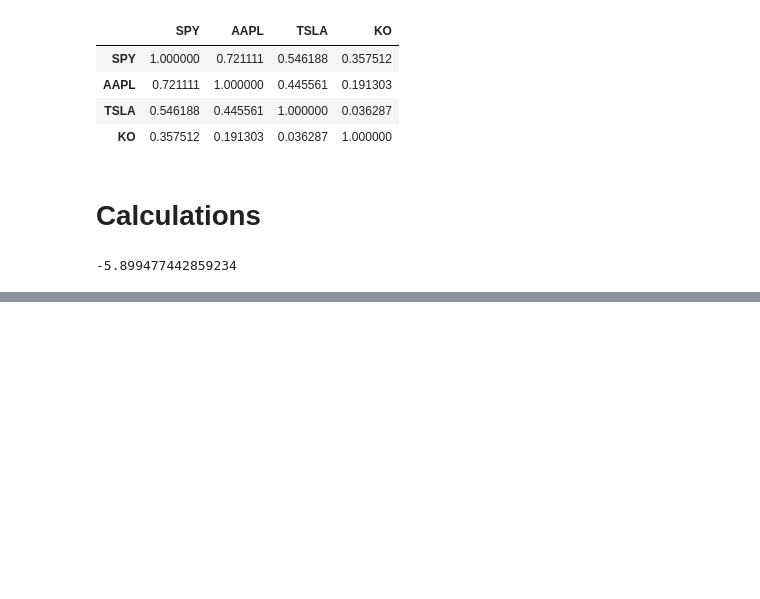
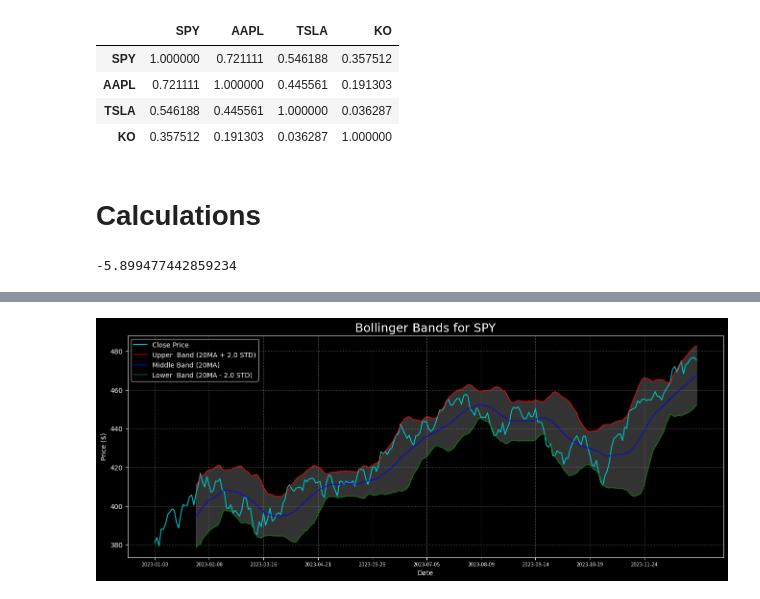
Before and after one commit to AndryADSM/Asset-Analyzer, a Jupyter notebook: asset_analyzer.ipynb, the cells around one changed output, grey strips where cells are left out. Saved outputs shown, nothing was run; the diff lists cells and outputs as text; code cells hidden in the pictures; blank space fills up the shorter version.

```diff
--- a/asset_analyzer.ipynb
+++ b/asset_analyzer.ipynb
@@ -1457,3 +1463,83 @@ data_with_calcs
 | 2023-12-28 | 476.880005 | 477.549988 | 476.260010 | 476.690002 | 475.213501 | 77158100 | 194.139999 | 194.660004 | 193.169998 | 193.580002 | ... | ... |
 | 2023-12-29 | 476.489990 | 477.029999 | 473.299988 | 475.309998 | 473.837769 | 122234100 | 193.899994 | 194.399994 | 191.729996 | 192.529999 | ... | ... |
 250 rows × 27 columns
+# %%
+def calc_bollinger_bands(
+        data:   pd.DataFrame,
+        ticker: str,
+        start:  str | None = None,
+        end:    str | None = None,
+        *,
+        use_price: str   = 'Close',
+        window:    int   = 20,
+        num_std:   float = 2.0,
+        add_col:   bool  = True,
+        plot:      bool  = True,
+        style:     str   = 'dark_background',
+        figsize:   tuple[int] | None = None,
+        color:     str   = 'c'
+) -> pd.DataFrame:
+    """
+        Docs
+    """
+
+    data_to_use = data.loc[start:end][ticker][use_price]
+
+    std = data_to_use.rolling(window).std()
+
+    middle_band = data_to_use.rolling(window).mean()
+    upper_band  = middle_band + (num_std * std)
+    lower_band  = middle_band - (num_std * std)
+
+    # Prepare data to be returned
+    if add_col:
+        df = data.copy()
+        df[('Calculations', 'Upper Band')]  = upper_band
+        df[('Calculations', 'Middle Band')] = middle_band
+        df[('Calculations', 'Lower Band')]  = lower_band
+    else:
+        df = pd.DataFrame([upper_band, middle_band, lower_band],
+                          index=['Upper Band', 'Middle Band', 'Lower Band'])
+        df = df.T
+
+    if plot:
+        # Prepate data to plot
+        data_to_plot = data_to_use
+        date_format = '%Y-%m-%d'
+        if data_to_plot.index.name == 'Datetime':
+            date_format = '%Y-%m-%d %H:%M'
+        data_to_plot.index = data_to_plot.index.strftime(date_format)
+
+        upper_band .index = upper_band .index.strftime(date_format)
+        middle_band.index = middle_band.index.strftime(date_format)
+        lower_band .index = lower_band .index.strftime(date_format)
+
+        if figsize is None:
+            figsize = (16, 6)
+
+        # Plot
+        with plt.style.context(style):
+            plt.figure(figsize=figsize)
+            plt.title(f'Bollinger Bands for {ticker}', size=18)
+
+            plt.plot(data_to_plot, color=color, label=f'{use_price} Price')
+            plt.plot(upper_band , color='r', alpha=0.7, label=f'Upper  Band ({window}MA + {num_std} STD)')
+            plt.plot(middle_band, color='b', alpha=0.7, label=f'Middle Band ({window}MA)')
+            plt.plot(lower_band , color='g', alpha=0.7, label=f'Lower  Band ({window}MA - {num_std} STD)')
+            plt.fill_between(data_to_plot.index, upper_band, lower_band, color='grey', alpha=0.4)
+
+            plt.grid(which='major', color='grey', zorder=0, linestyle=':')
+            plt.xticks(np.arange(len(data_to_plot),
+                                step=max(len(data_to_plot) // 10, 1)),
+                       size=7)
+            plt.xlabel('Date')
+            plt.ylabel('Price ($)')
+            plt.legend()
+            plt.show()
+
+    return df
+
+data_with_calcs = calc_bollinger_bands(data_with_calcs, 'SPY')
+data_with_calcs
+# %% [output]
+[figure, added]
```
Also changed, not shown: parts of 7 cells of this notebook.
